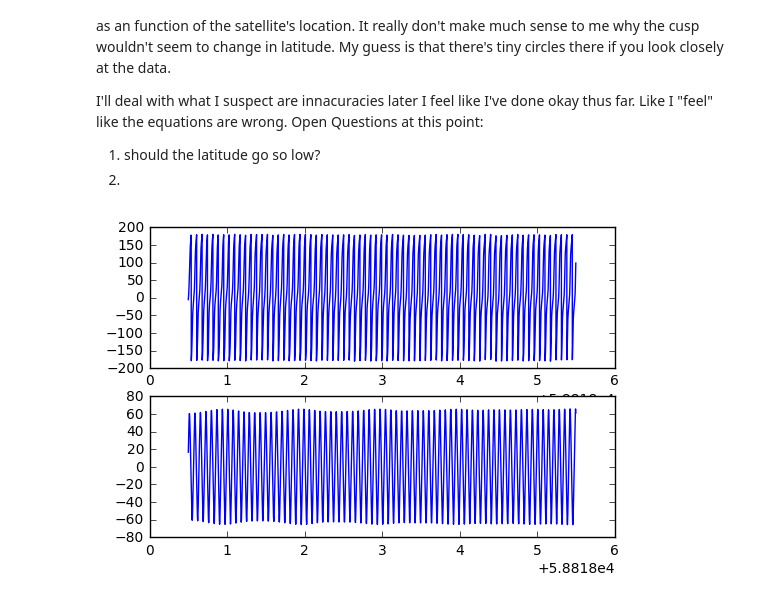
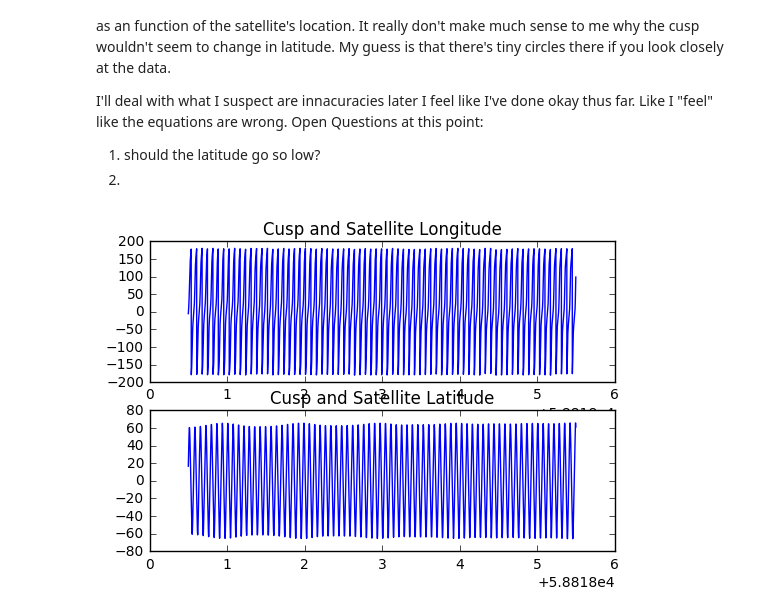
Before and after one commit to fsbr/se3-path-planner, a Jupyter notebook: modularPlanner/Cusp Plots (Daily).ipynb, the cells around one changed output. Cells and saved outputs as stored; diff of their text form; code cells hidden in the pictures.

```diff
--- a/modularPlanner/Cusp Plots (Daily).ipynb
+++ b/modularPlanner/Cusp Plots (Daily).ipynb
@@ -224,12 +224,14 @@ Open Questions at this point:
 # %%
 # plot of the latitude and the longitude of the spacecraft at each timestep,
 f,ax = plt.subplots(2)
 # i can probably use a list comprehension here for the cusp location
 # just feel really unmotivated rn
-xk,yk,zk = tsyg.tsygCyl2Car()
+# xk,yk,zk = tsyg.tsygCyl2Car()
 # longitude vs. time
+ax[0].set_title('Cusp and Satellite Longitude')
+ax[1].set_title('Cusp and Satellite Latitude')
 ax[0].plot(gsm.ticks.MJD, gsm.long)
 ax[1].plot(gsm.ticks.MJD, gsm.lati)
 plt.show()
 # %% [output]
-[figure, old version]
+[figure, new version]
```
Also changed, not shown: parts of 5 cells of this notebook, 1 other file.
